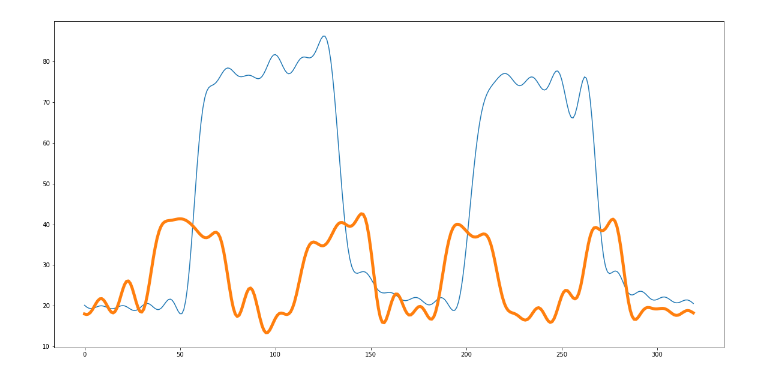
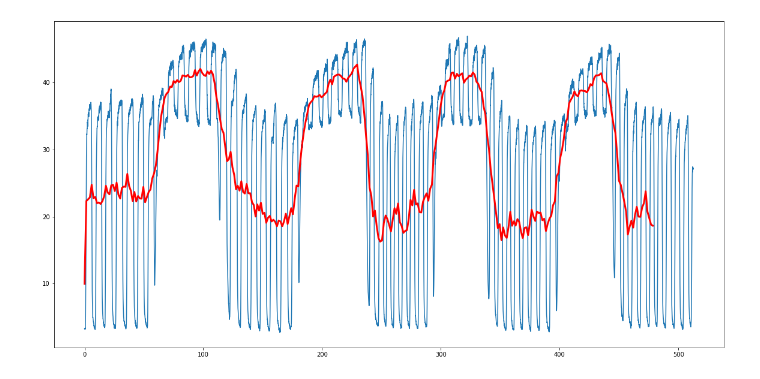
Before and after one commit to jacek257/Project-Chocolate, a Jupyter notebook: Data_processor.ipynb, the cells around one changed output. Drawn from its saved outputs; the diff is of its cells as text; code cells hidden in the pictures.

Commit message:
fixed filtering scheme, filter module automatically converts to seconds

```diff
--- a/Data_processor.ipynb
+++ b/Data_processor.ipynb
@@ -12,23 +10,25 @@ import scipy.signal as sg
 # %%
-data_path = '/media/labrat/395Mount/Review/SH/SH_042_05232017_EDITS.txt'
+data_path = '/media/labrat/395Mount/replicate_attempt1/SH_GAS/SH_024_03292017_EDITS.txt'
 # %%
 meants_path = '/media/labrat/395Mount/FSL_work/SH031/BOLD/meants.txt'
 # %%
 data = pd.read_csv(data_path, sep='\t|,', names=['Time', 'O2', 'CO2'],
                  usecols=['Time', 'O2', 'CO2'], index_col=False)[['Time', 'O2', 'CO2']]
-filtered_O2 = analysis.fourier_filter(data.Time[1], data.O2, 3,25)
-filtered_CO2 = analysis.fourier_filter(data.Time[1], data.CO2, 3,25)
+filtered_O2 = analysis.fourier_filter(data.Time, data.O2, 3,35,1.5)
+filtered_CO2 = analysis.fourier_filter(data.Time, data.CO2, 3,35,1.5)
 # %%
 # meants = np.loadtxt(meants_path,delimiter='\n')
 # print(len(meants))
 # %%
 plt.figure(figsize=(20,10))
-plt.plot(filtered_O2)
-plt.plot(filtered_CO2, color='red', linewidth = 3)
-plt.plot(np.loadtxt('/media/labrat/395Mount/Review/SH/SH_042_05232017_EDITS/CO2_contrast.txt'), linewidth = 5)
+plt.plot(data.Time*60, data.CO2)
+# print(data.Time)
+time = np.arange(0,480,1.5)
+plt.plot(time, filtered_CO2, color='red', linewidth = 3)
+# plt.plot(np.linspace(0,data.Time[len(data.Time)-1], 320),np.loadtxt('/media/labrat/395Mount/replicate_attempt1/SH_024_03292017_EDITS_CO2.contrast'), linewidth = 5)
 plt.show()
 # %% [output]
-[figure, old version]
+[figure, new version]
 # %%
 np.savetxt("/media/labrat/395Mount/FSL_work/Pass/O2.contrast", filtered_O2, delimiter='\n')
 
```
Also changed, not shown: parts of 2 cells of this notebook, 3 other files.
